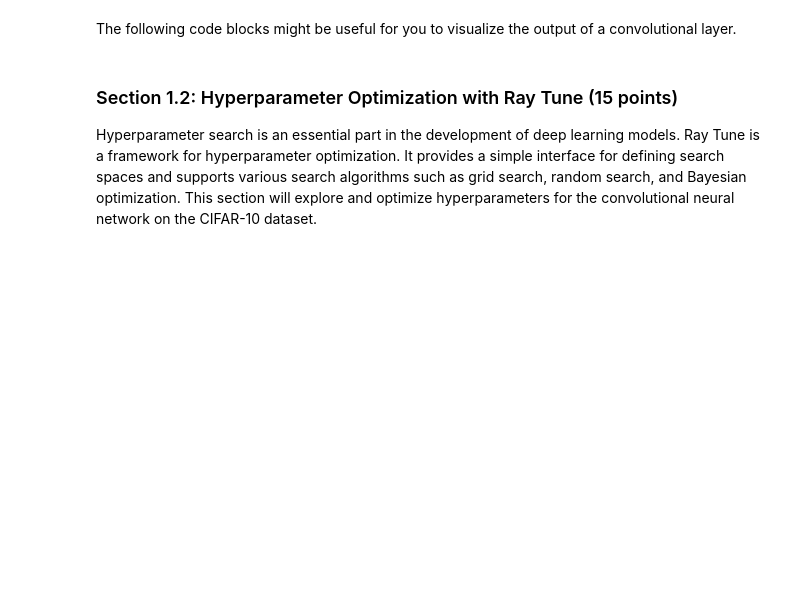
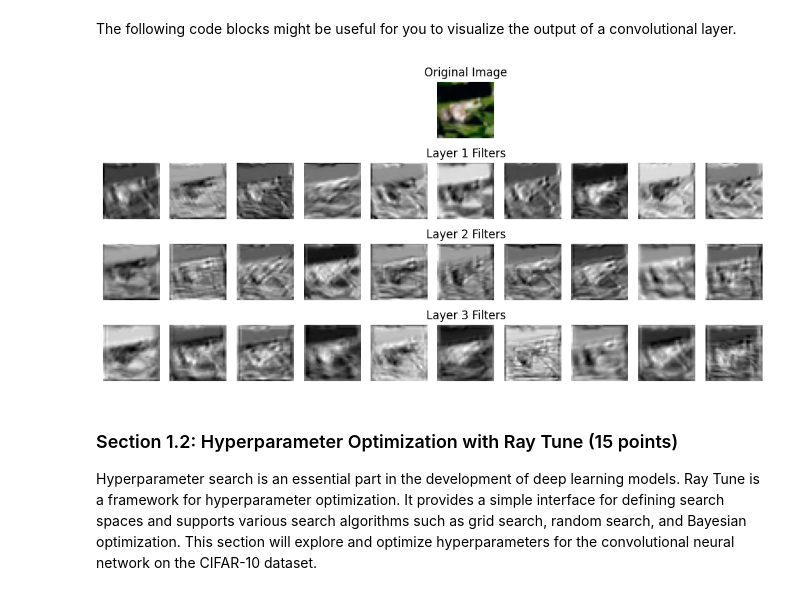
Before and after one commit to siddharthnandy/CS247, a Jupyter notebook: hw2/Assignment 2.ipynb, the cells around one changed output. Cells and saved outputs as stored; diff of their text form; code cells hidden in the pictures; blank space fills up the shorter version.

```diff
--- a/hw2/Assignment 2.ipynb
+++ b/hw2/Assignment 2.ipynb
@@ -237,7 +245,10 @@ class CustomReLUFunction(Function):
         input, = ctx.saved_tensors
 
         # TODO: Implement the backward pass for the ReLU layer
-        grad_input = None
+        grad_input = grad_output.clone()
+        grad_input[input < 0] = 0
+        return grad_input
+
 
         return grad_input
 
@@ -363,12 +414,12 @@ Please run the training loop for 20 epochs and report the final accuracy of the
 model = TwoLayerNet(input_size=np.prod(shape), hidden_dim=hidden_dim, num_classes=num_classes).to(device)
 
 # TODO: Define the loss function and the optimizer
-criterion = None
-optimizer = None
+criterion = nn.CrossEntropyLoss()
+optimizer = torch.optim.SGD(model.parameters(), lr=1e-3)
 
 # Run the training loop
 train(model, train_loader, valid_loader, criterion, optimizer, epochs=20)
 
 # TODO: Evaluate the model on the test set
-test_accuracy = None
+test_accuracy = evaluate(model, test_loader)
 print(f'Test Accuracy: {test_accuracy:.2f}%')
@@ -387,24 +456,3 @@ After the convolutional layers, the network should have a fully connected layer
 The output layer should have 10 units, corresponding to the 10 classes of CIFAR-10.
 
 You should initialize the weight matrices of the convolutional layers using the [Kaiming normal initialization](https://pytorch.org/docs/stable/nn.init.html#torch.nn.init.kaiming_uniform_).
-# %%
-class ConvNet(nn.Module):
-    def __init__(self):
-        super(ConvNet, self).__init__()
-
-        # TODO: Implement convolutional layers
-        self.conv_layers = None
-
-        # TODO: Implement the fully connected layer
-        self.fc = None
-
-        # Initialize weights using Kaiming Normal initialization
-        self._initialize_weights()
-
-    def forward(self, x):
-        # TODO: Implement the forward pass
-        return x
-
-    def _initialize_weights(self):
-        # TODO: Implement weight initialization using Kaiming Normal initialization
-        pass
@@ -414,12 +511,12 @@ Now train the three-layer `ConvNet` defined above on CIFAR-10. This should look
 model = ConvNet().to(device)
 
 # TODO: Copy the definition of the loss function and the optimizer from earlier cells
-criterion = None
-optimizer = None
+criterion = nn.CrossEntropyLoss()
+optimizer = torch.optim.SGD(model.parameters(), lr=1e-3)
 
 # Run the training loop again
 train(model, train_loader, valid_loader, criterion, optimizer, epochs=20)
 
 # TODO: Evaluate the model on the test set
-test_accuracy = None
+test_accuracy = evaluate(model, test_loader)
 print(f'Test Accuracy: {test_accuracy:.2f}%')
@@ -466,6 +594,7 @@ import random
 model.eval()  # Set the model to evaluation mode
 num_filters = 10
 
+### QUESTION 1 ####
 # Retrieve a single image from the test dataset
 images, labels = next(iter(test_loader))
 image_idx = random.randint(0, len(images) - 1)
@@ -492,35 +621,39 @@ image_disp = unnormalize(image)
 npimg = image_disp.cpu().numpy()
 plt_image = np.transpose(npimg, (1, 2, 0))
 
 # Prepare figure
 fig, axes = plt.subplots(4, num_filters, figsize=(10, 5))
 
 # Show the raw image
 axes[0, num_filters // 2].imshow(plt_image)
 axes[0, num_filters // 2].set_title('Original Image')
 [ax.axis('off') for ax in axes[0]]
 
 # Get the outputs from the layers
 outputs = []
-layers = list(model.conv_layers.children())
+layers = [model.conv1, model.conv2, model.conv3]
 image = image.unsqueeze(0)
 for i, layer in enumerate(layers):
     # TODO: Apply the filters of the convolutional layer to the image and store the output to the outputs list
-    pass
+    with torch.no_grad():
+        image = layer(image)
+        outputs.append(image)
 
 # Visualize 10 random filters from each layer output
 for i, output in enumerate(outputs):
     layer_filters = output[0]  # Get the filters for the first image in the batch
     # Randomly select 10 filters
     if layer_filters.shape[0] > num_filters:
         selected_filters = random.sample(range(layer_filters.shape[0]), num_filters)
     else:
         selected_filters = range(layer_filters.shape[0])
     filter_images = [layer_filters[idx].cpu().detach().numpy() for idx in selected_filters]
     plot_images_grid(filter_images, f'Layer {i + 1} Filters', 1, num_filters, axes[i + 1])
 
 plt.tight_layout()
 plt.show()
+# %% [output]
+[figure, added]
 # %% [markdown]
 ### Section 1.2: Hyperparameter Optimization with Ray Tune (15 points)
 Hyperparameter search is an essential part in the development of deep learning models. Ray Tune is a framework for hyperparameter optimization. It provides a simple interface for defining search spaces and supports various search algorithms such as grid search, random search, and Bayesian optimization.
```
Also changed, not shown: parts of 19 cells of this notebook, 25 other files.
